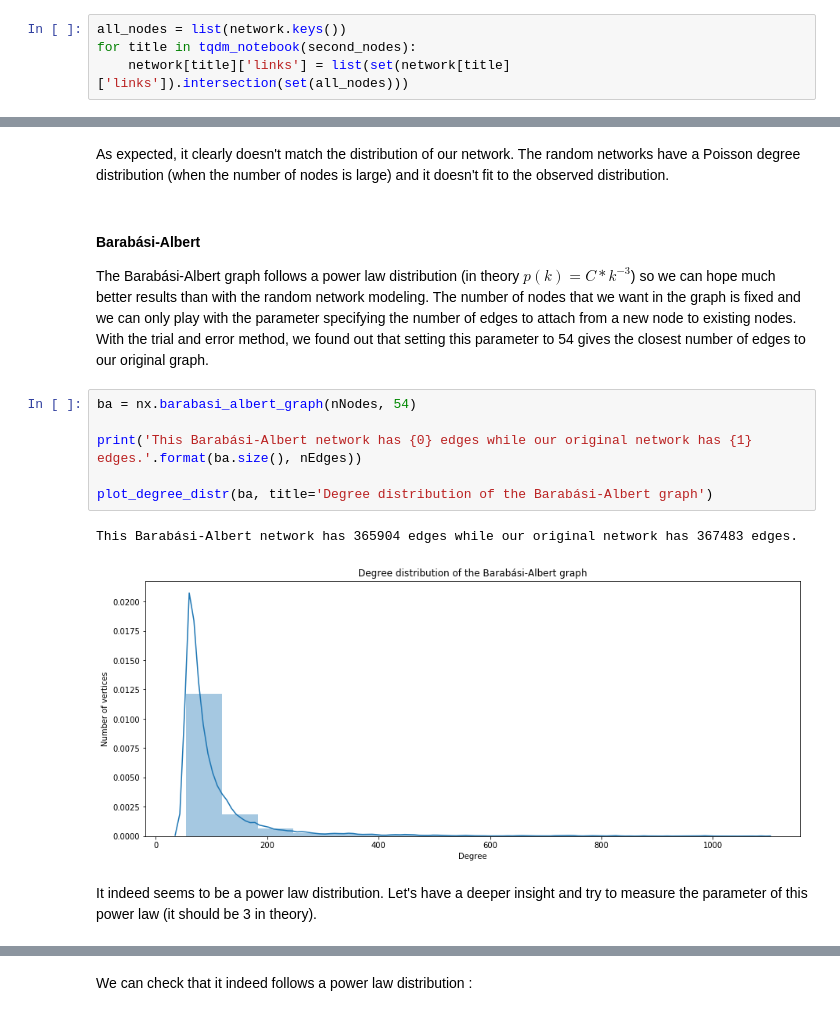
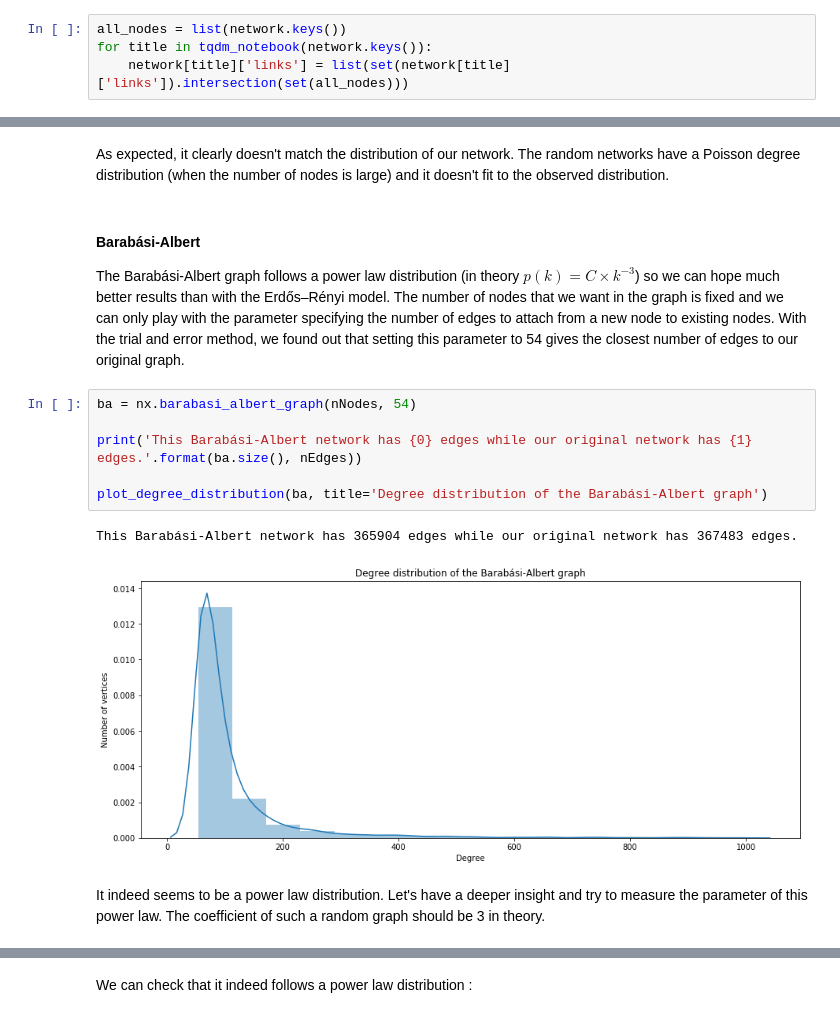
Before and after one commit to armand33/wikipedia_graph, a Jupyter notebook: ntds_project.ipynb, the cells around one changed output, grey strips where cells are left out. Cells and saved outputs as stored; diff of their text form.

Commit message:
cleaned the modelisation part by defining functions, changed some comments

```diff
--- a/ntds_project.ipynb
+++ b/ntds_project.ipynb
@@ -74,4 +80,4 @@ Now we need to go through all the second nodes that were added to the dictionnar
 # %%
 all_nodes = list(network.keys())
-for title in tqdm_notebook(second_nodes):
+for title in tqdm_notebook(network.keys()):
     network[title]['links'] = list(set(network[title]['links']).intersection(set(all_nodes)))
@@ -349,15 +295,15 @@ As expected, it clearly doesn't match the distribution of our network. The rando
 # %% [markdown]
 #### Barabási-Albert
 
-The Barabási-Albert graph follows a power law distribution (in theory $p(k) = C*k^{-3}$) so we can hope much better results than with the random network modeling. The number of nodes that we want in the graph is fixed and we can only play with the parameter specifying the number of edges to attach from a new node to existing nodes. With the trial and error method, we found out that setting this parameter to 54 gives the closest number of edges to our original graph.
+The Barabási-Albert graph follows a power law distribution (in theory $p(k) = C \times k^{-3}$) so we can hope much better results than with the Erdős–Rényi model. The number of nodes that we want in the graph is fixed and we can only play with the parameter specifying the number of edges to attach from a new node to existing nodes. With the trial and error method, we found out that setting this parameter to 54 gives the closest number of edges to our original graph.
 # %%
 ba = nx.barabasi_albert_graph(nNodes, 54)
 
 print('This Barabási-Albert network has {0} edges while our original network has {1} edges.'.format(ba.size(), nEdges))
 
-plot_degree_distr(ba, title='Degree distribution of the Barabási-Albert graph')
+plot_degree_distribution(ba, title='Degree distribution of the Barabási-Albert graph')
 # %% [output]
 This Barabási-Albert network has 365904 edges while our original network has 367483 edges.
-[figure, old version]
+[figure, new version]
 # %% [markdown]
-It indeed seems to be a power law distribution. Let's have a deeper insight and try to measure the parameter of this power law (it should be 3 in theory).
+It indeed seems to be a power law distribution. Let's have a deeper insight and try to measure the parameter of this power law. The coefficient of such a random graph should be 3 in theory.
```
Also changed, not shown: parts of 76 cells of this notebook, 1 other file.
